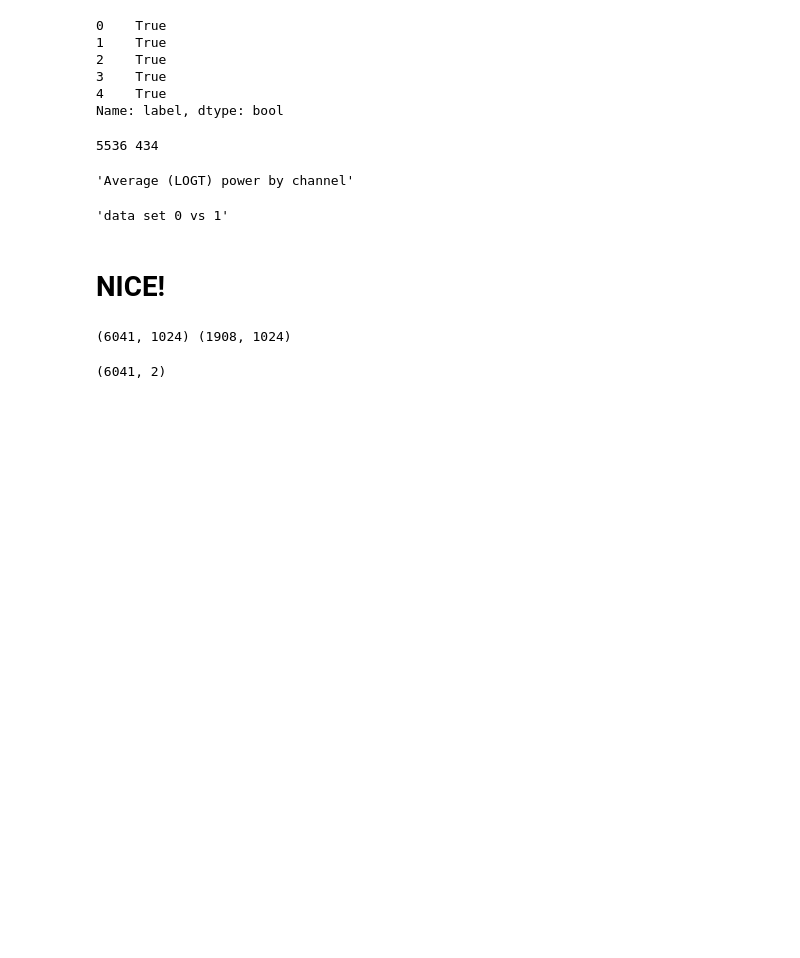
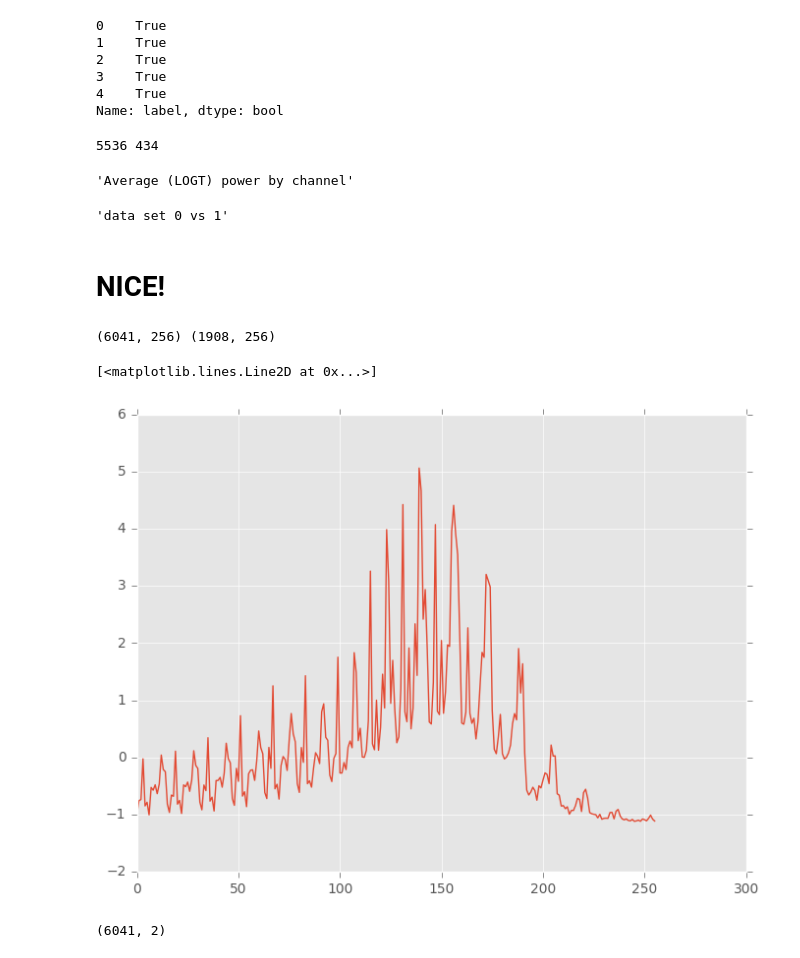
Before and after one commit to xkortex/eeg_seizure_prediction, a Jupyter notebook: tf_train_01.ipynb, the cells around one changed output. Cells and saved outputs as stored; diff of their text form; code cells hidden in the pictures; blank space fills up the shorter version.

```diff
--- a/tf_train_01.ipynb
+++ b/tf_train_01.ipynb
@@ -110,12 +110,27 @@ if PLOT: plt.plot(np.mean(np.sum(d0, axis=0) / n0, axis=1), c='k')
 if PLOT: plt.plot(np.mean(np.sum(d1, axis=0) / n1, axis=1), c='r')
 # %% [markdown]
 # NICE!
-# %%
-simple_dtrain = np.mean(data_train, axis=2) # avg along electrodes
-simple_dtest = np.mean(data_test, axis=2)
-print(simple_dtrain.shape, simple_dtest.shape)
-# %% [output]
-(6041, 1024) (1908, 1024)
+# %%
+ # avg along electrodes
+# simple_dtrain = np.mean(data_train, axis=2)
+# simple_dtest = np.mean(data_test, axis=2)
+subdiv = 64
+simple_dtrain = data_train[:,::subdiv,:].reshape(-1,1024*16//subdiv)
+simple_dtest = data_test[:,::subdiv,:].reshape(-1,1024*16//subdiv)
+
+# Normalize ghetto style
+simple_dtrain -= np.mean(simple_dtrain)
+simple_dtest -= np.mean(simple_dtest)
+simple_dtrain /= np.std(simple_dtrain)
+simple_dtest /= np.std(simple_dtest)
+print(simple_dtrain.shape, simple_dtest.shape)
+# %% [output]
+(6041, 256) (1908, 256)
+# %%
+plt.plot(simple_dtrain[3])
+# %% [output]
+[<matplotlib.lines.Line2D at 0x...>]
+[figure, added]
 # %%
 y = np.vstack([name_mask, ~name_mask]).T # label vector will be (N, S), N hot for 'no seiz', S hot for 'seize'
 print(y.shape)
```
Also changed, not shown: parts of 40 cells of this notebook, 4 other files.
